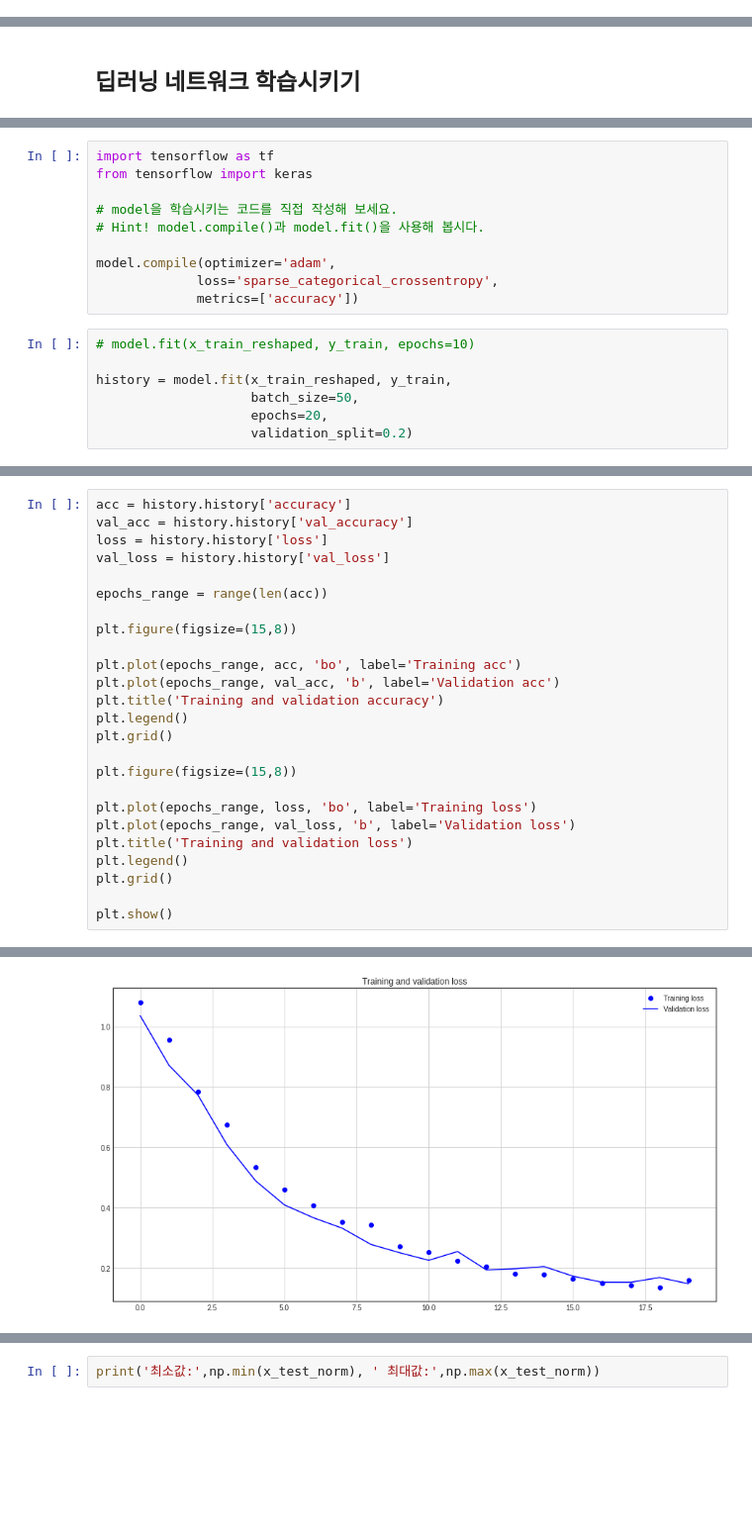
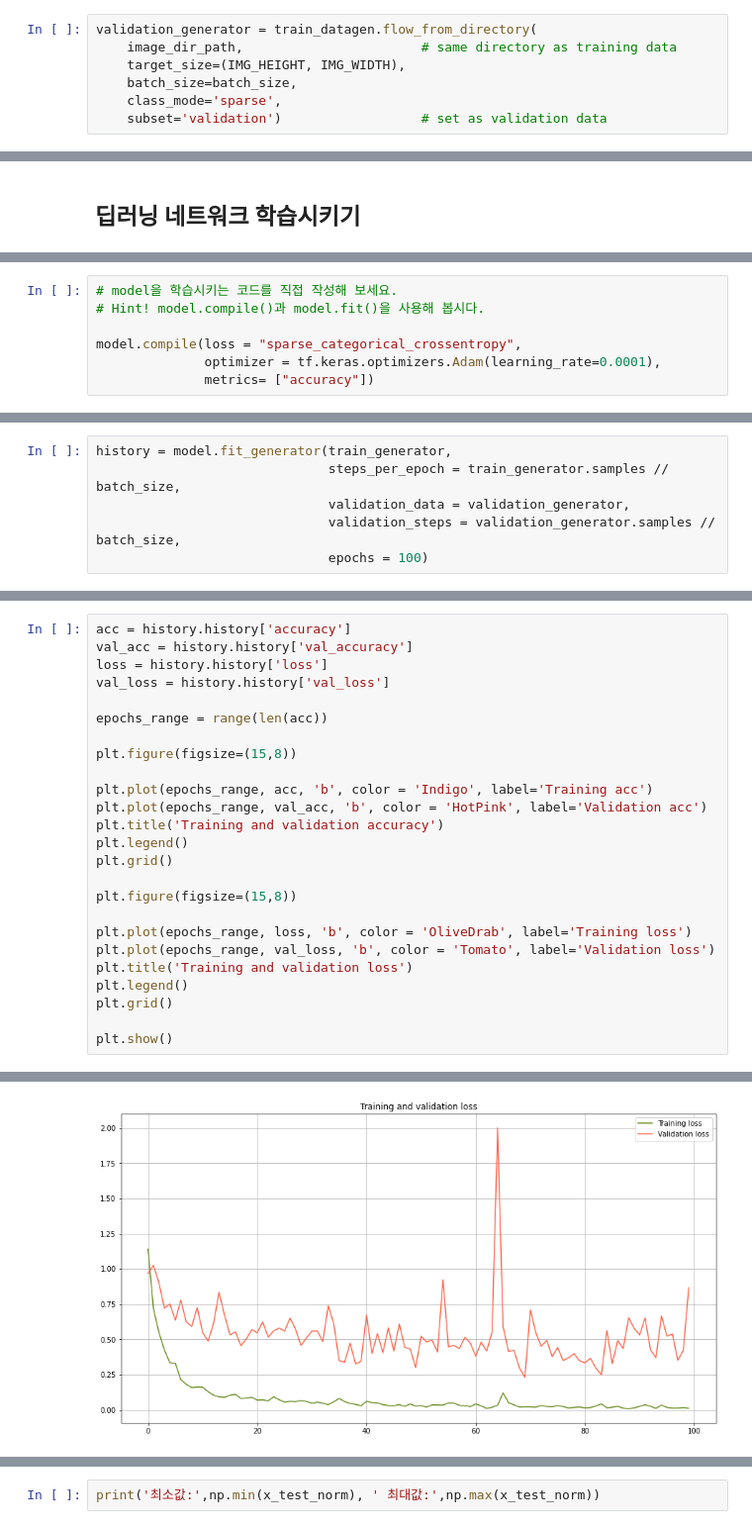
Before and after one commit to 9708aaaz/AIFFEL_online2nd, a Jupyter notebook: Exploration/[E-10]/[E-10]rock_scissors_paper.ipynb, the cells around one changed output, grey strips where cells are left out. Shown at 99% size. Cells and saved outputs as stored; diff of their text form; blank space fills up the shorter version.

```diff
--- a/Exploration/[E-10]/[E-10]rock_scissors_paper.ipynb
+++ b/Exploration/[E-10]/[E-10]rock_scissors_paper.ipynb
@@ -125,0 +166,7 @@ print('최소값:',np.min(x_train_norm), ' 최대값:',np.max(x_train_norm))
+# %%
+validation_generator = train_datagen.flow_from_directory(
+    image_dir_path,                       # same directory as training data
+    target_size=(IMG_HEIGHT, IMG_WIDTH),
+    batch_size=batch_size,
+    class_mode='sparse',
+    subset='validation')                  # set as validation data
@@ -183,17 +315,7 @@ After Reshape - x_train_reshaped shape: (1680, 28, 28, 3)
 # %%
-import tensorflow as tf
-from tensorflow import keras
-
 # model을 학습시키는 코드를 직접 작성해 보세요.
 # Hint! model.compile()과 model.fit()을 사용해 봅시다.
 
-model.compile(optimizer='adam',
-             loss='sparse_categorical_crossentropy',
-             metrics=['accuracy'])
+model.compile(loss = "sparse_categorical_crossentropy",
+              optimizer = tf.keras.optimizers.Adam(learning_rate=0.0001),
+              metrics= ["accuracy"])
-# %%
-# model.fit(x_train_reshaped, y_train, epochs=10)
-
-history = model.fit(x_train_reshaped, y_train,
-                    batch_size=50,
-                    epochs=20,
-                    validation_split=0.2)
@@ -217,0 +322,6 @@ Epoch 20/20
+# %%
+history = model.fit_generator(train_generator,
+                              steps_per_epoch = train_generator.samples // batch_size,
+                              validation_data = validation_generator,
+                              validation_steps = validation_generator.samples // batch_size,
+                              epochs = 100)
@@ -225,16 +356,16 @@ epochs_range = range(len(acc))
 
 plt.figure(figsize=(15,8))
 
-plt.plot(epochs_range, acc, 'bo', label='Training acc')
-plt.plot(epochs_range, val_acc, 'b', label='Validation acc')
+plt.plot(epochs_range, acc, 'b', color = 'Indigo', label='Training acc')
+plt.plot(epochs_range, val_acc, 'b', color = 'HotPink', label='Validation acc')
 plt.title('Training and validation accuracy')
 plt.legend()
 plt.grid()
 
 plt.figure(figsize=(15,8))
 
-plt.plot(epochs_range, loss, 'bo', label='Training loss')
-plt.plot(epochs_range, val_loss, 'b', label='Validation loss')
+plt.plot(epochs_range, loss, 'b', color = 'OliveDrab', label='Training loss')
+plt.plot(epochs_range, val_loss, 'b', color = 'Tomato', label='Validation loss')
 plt.title('Training and validation loss')
 plt.legend()
 plt.grid()
@@ -245 +376 @@ plt.show()
-[figure, old version]
+[figure, new version]
```
Also changed, not shown: parts of 45 cells of this notebook.
